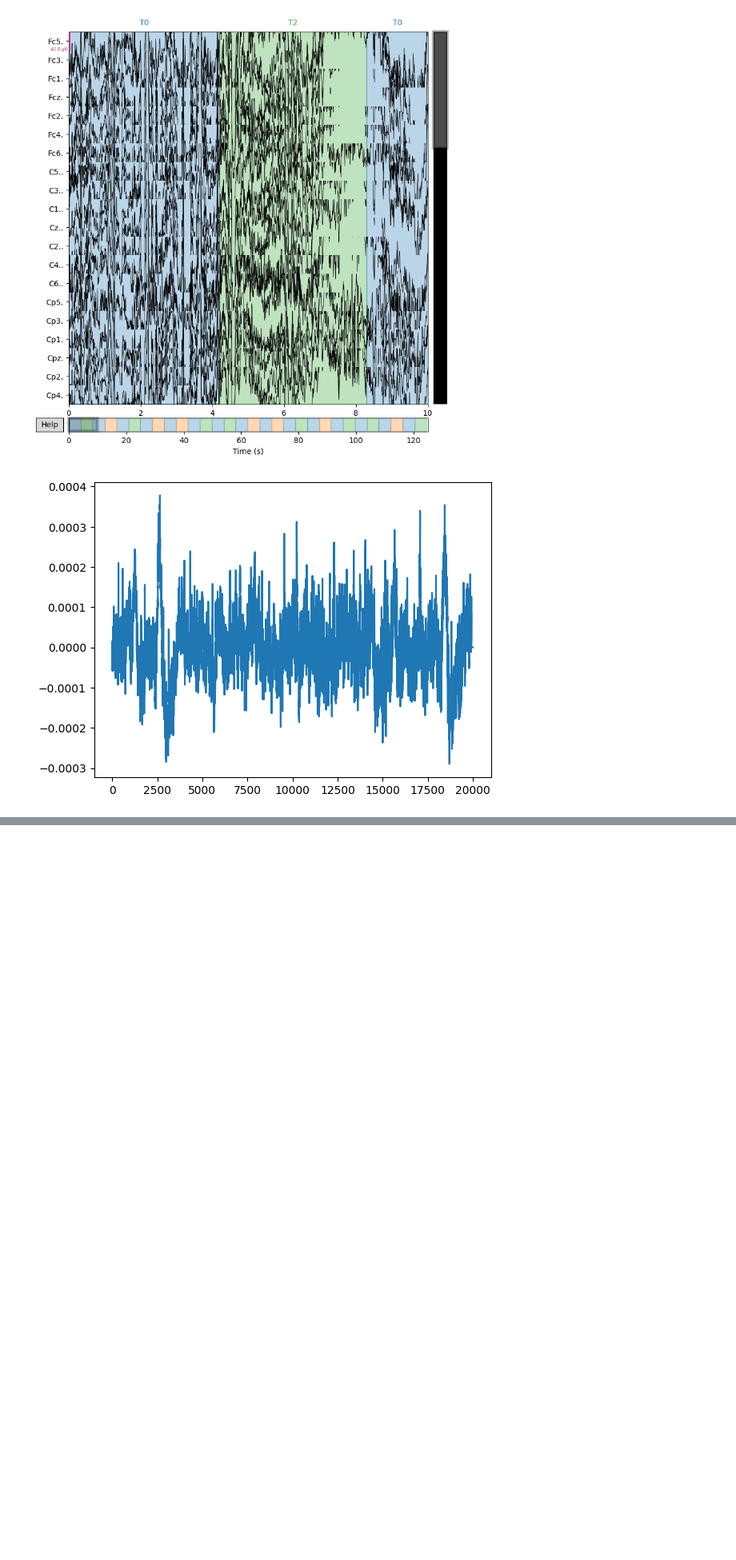
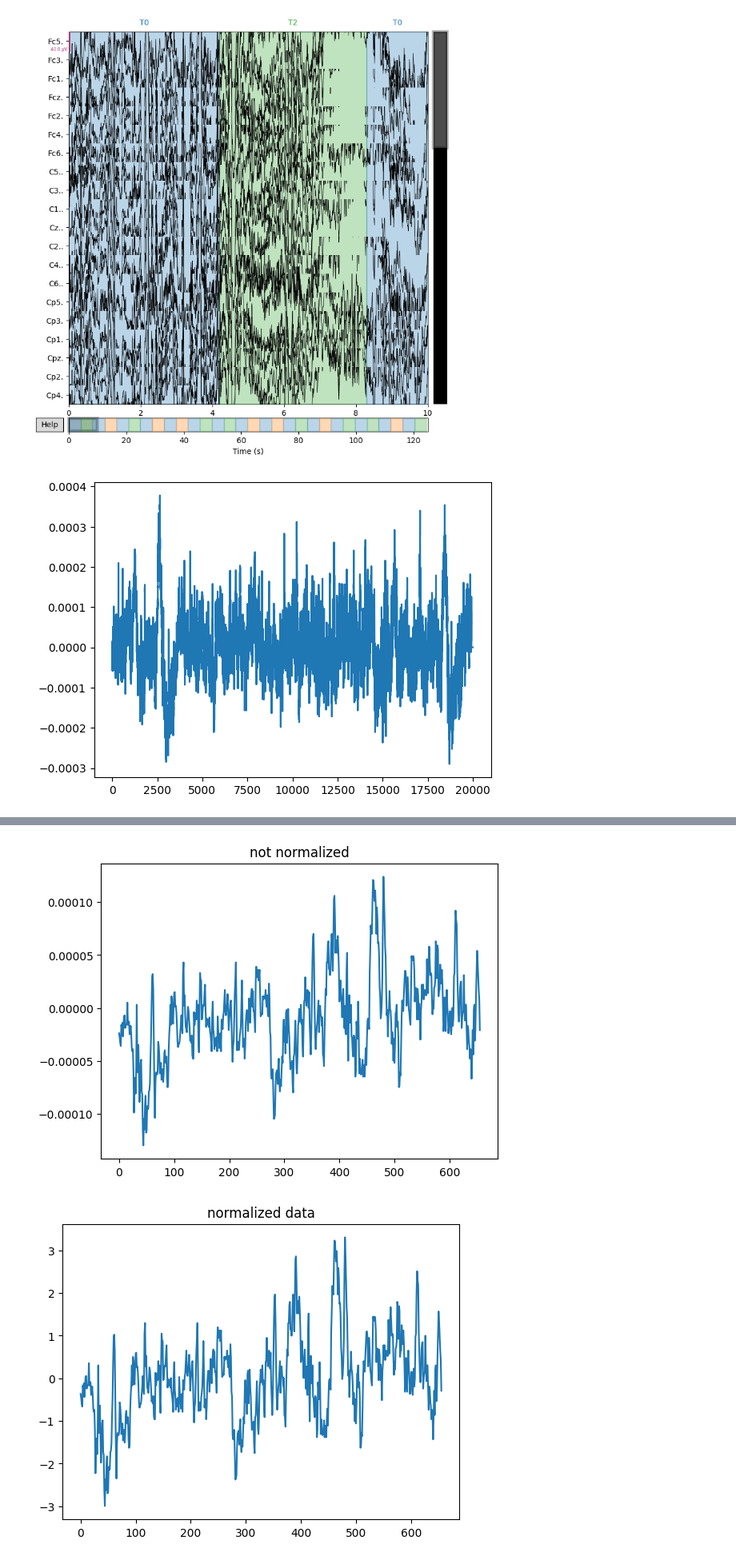
Before and after one commit to sankiks/BCI, a Jupyter notebook: BCI.ipynb, the cells around one changed output, grey strips where cells are left out. Shown at 80% size. Cells and saved outputs as stored; diff of their text form; code cells hidden in the pictures; blank space fills up the shorter version.

```diff
--- a/BCI.ipynb
+++ b/BCI.ipynb
@@ -260 +273,18 @@ print(X[0].shape)
+# %%
+data=raw.get_data(start=int(4.2*160),stop=int((4.2*160)+(4.1*160)))
+ch_1=data[0]
+
+hs=160
+n=np.arange(1, 657)
+n=n/hs # set seconds
+plt.plot(X[0][0][:656]) # first 20 seconds = 160 X 20
+plt.title("not normalized")
+plt.show()
+
+plt.plot(X_z[0][0][:656])
+plt.title("normalized data")
+plt.show()
+# %% [output]
+[figure, added]
+[figure, added]
 # %%
```
Also changed, not shown: parts of 26 cells of this notebook.
